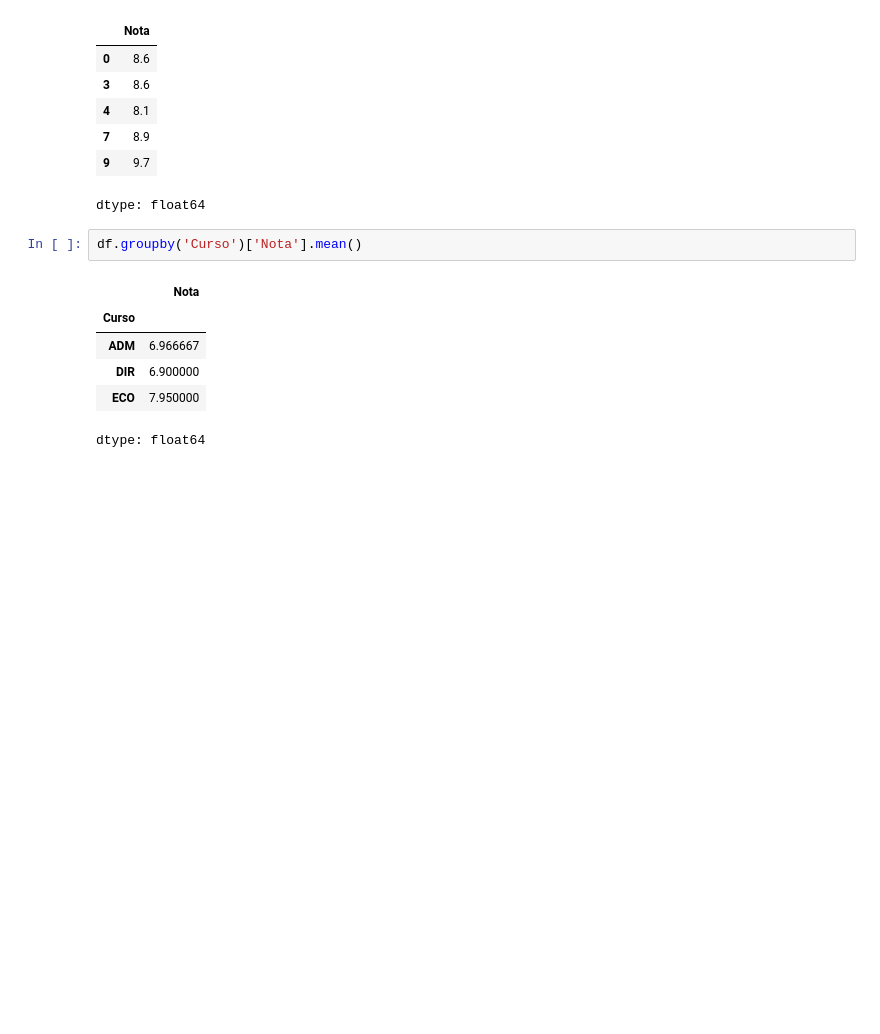
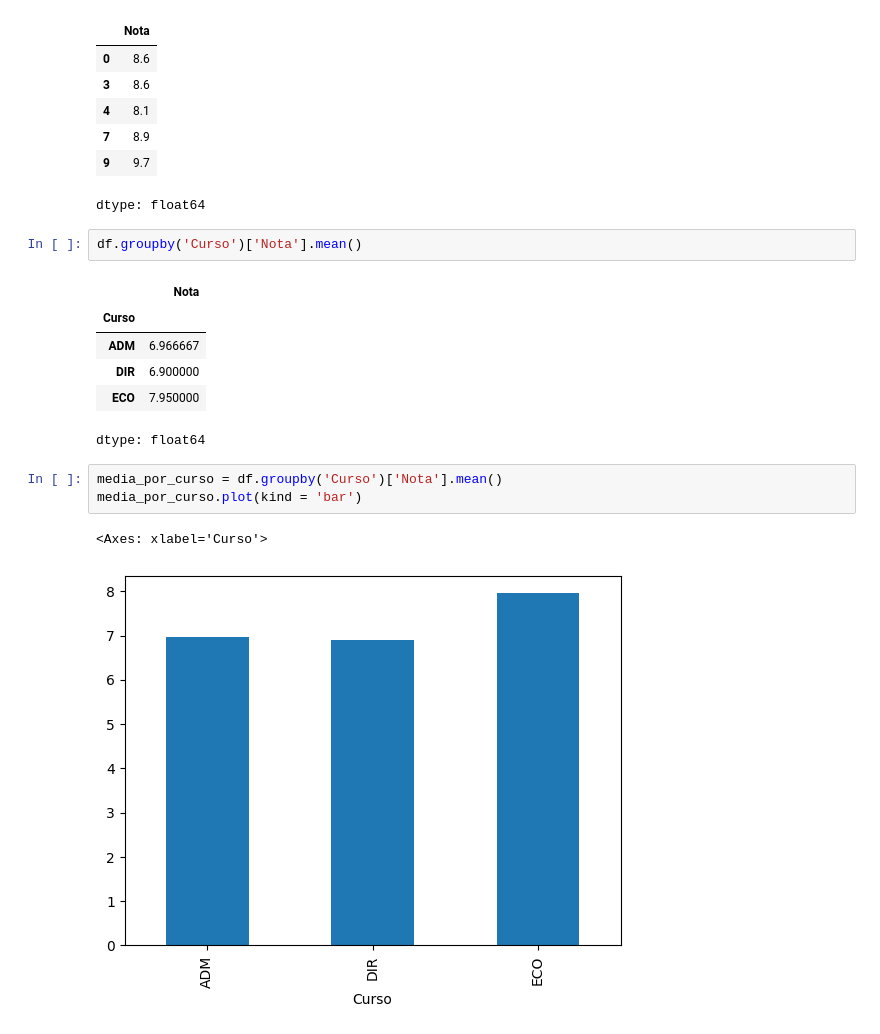
Before and after one commit to lpoggetto/aulas_machine_learning_FIAP, a Jupyter notebook: aula_1_ML_FIAP.ipynb, the cells around one changed output. Saved outputs shown, nothing was run; the diff lists cells and outputs as text; blank space fills up the shorter version.

```diff
--- a/aula_1_ML_FIAP.ipynb
+++ b/aula_1_ML_FIAP.ipynb
@@ -48,3 +51,9 @@ df.groupby('Curso')['Nota'].mean()
 | DIR | 6.900000 |
 | ECO | 7.950000 |
 dtype: float64
+# %%
+media_por_curso = df.groupby('Curso')['Nota'].mean()
+media_por_curso.plot(kind = 'bar')
+# %% [output]
+<Axes: xlabel='Curso'>
+[figure, added]
```
Also changed, not shown: parts of 15 cells of this notebook.
